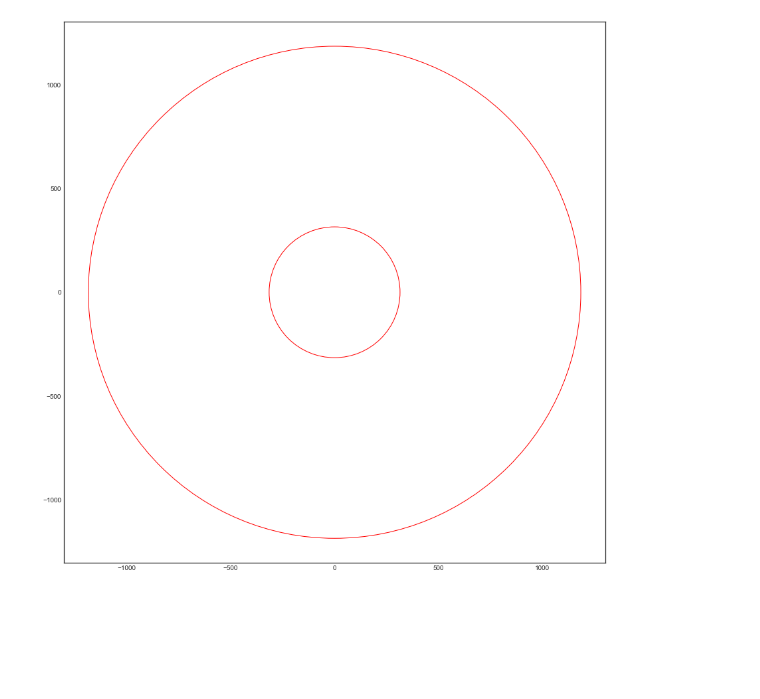
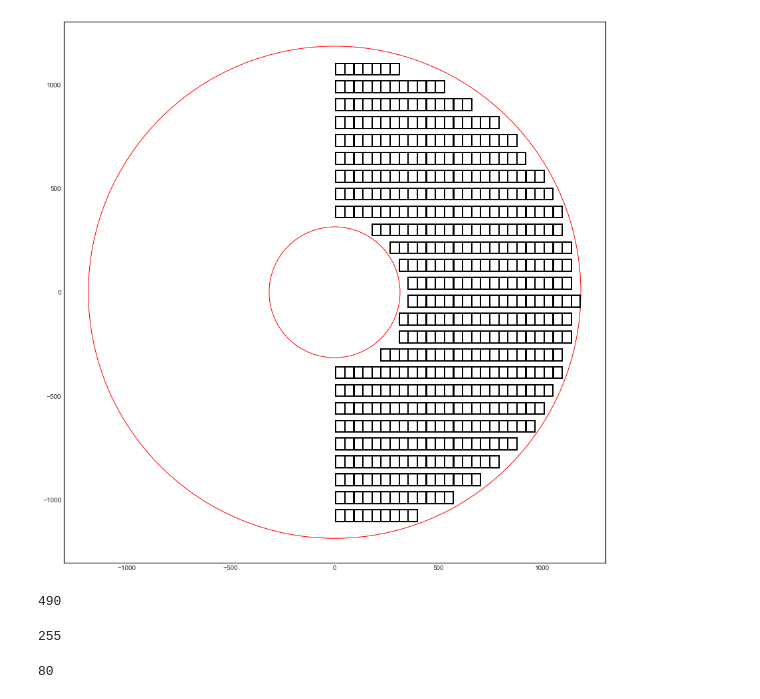
Before and after one commit to yashmehra028/ETL-Copy, a Jupyter notebook: new_task.ipynb, the cells around one changed output. Cells and saved outputs as stored; diff of their text form; code cells hidden in the pictures; blank space fills up the shorter version.

```diff
--- a/new_task.ipynb
+++ b/new_task.ipynb
@@ -50,18 +54,50 @@ dee.populate(SM, center_PB=True)
 # %%
 inner = plt.Circle((0, 0), 315,fill=None, edgecolor='r')
 outer = plt.Circle((0, 0), 1185,fill=None, edgecolor='r')
 
 plt.rcParams['figure.figsize'] = [15, 15]
 
 plt.gca().add_patch(inner)
 plt.gca().add_patch(outer)
 
+n_modules = 0
 for sm in dee.supermodules:
     for mod in sm.modules:
-        for sen in mod.sensors:
-            plt.gca().add_patch(sen.getPolygon())
+        plt.gca().add_patch(mod.getPolygon())
+
+
+        # for sen in mod.sensors:
+        #     plt.gca().add_patch(sen.getPolygon())
 
 plt.axis('scaled')
 plt.show()
 # %% [output]
-[figure, old version]
+[figure, new version]
+# %%
+n_modules = 0
+for sm in dee.supermodules:
+    n_modules += len(sm.modules)
+
+n_modules
+# %% [output]
+490
+# %%
+n_modules_700 = 0
+
+for sm in dee.supermodules:
+    for mod in sm.modules:
+        if mod.x2 < 700 and mod.y2 < 700:
+            n_modules_700 += 1
+
+
+n_modules_700
+# %% [output]
+255
+# %%
+n_rb = 0
+for sm in dee.supermodules:
+    n_rb += 1
+
+n_rb
+# %% [output]
+80
```
Also changed, not shown: parts of 5 cells of this notebook.
